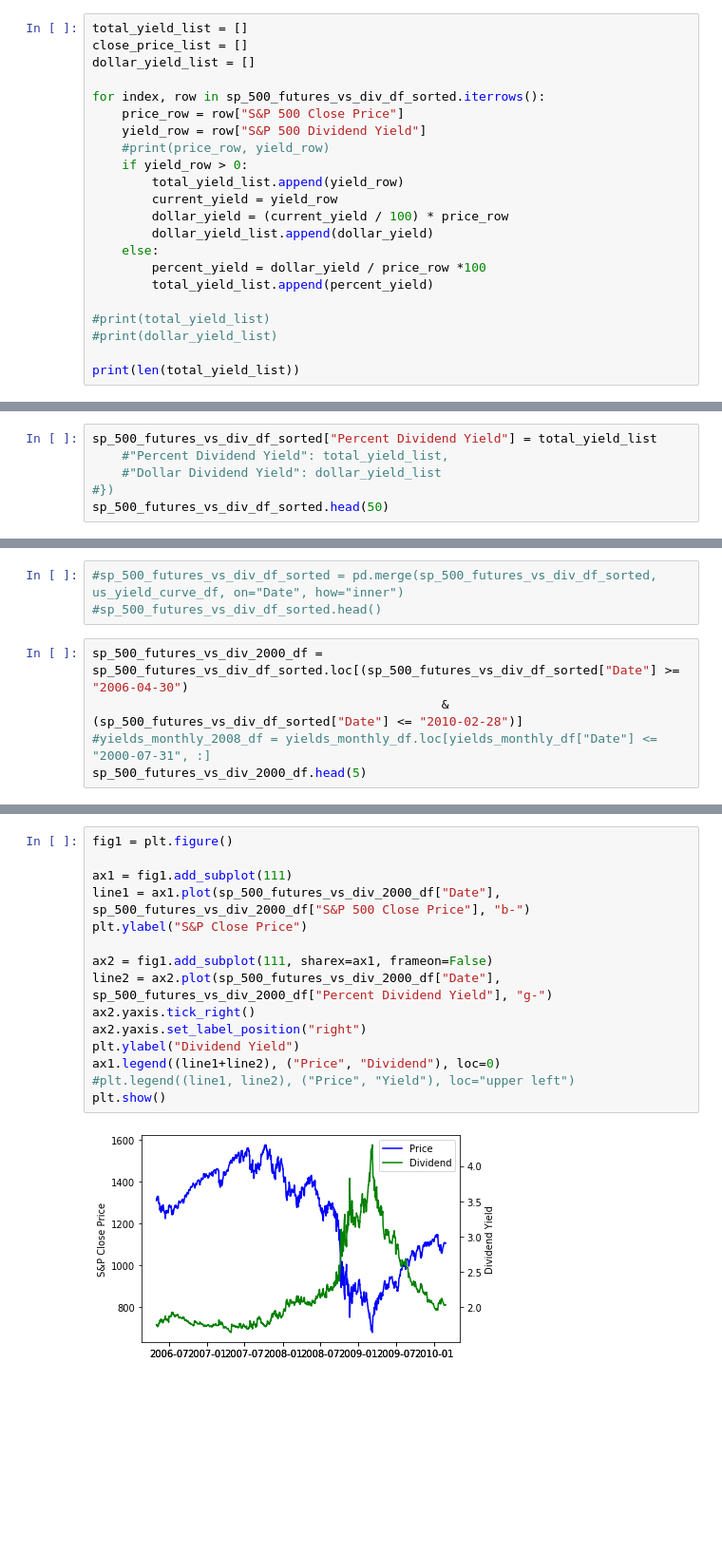
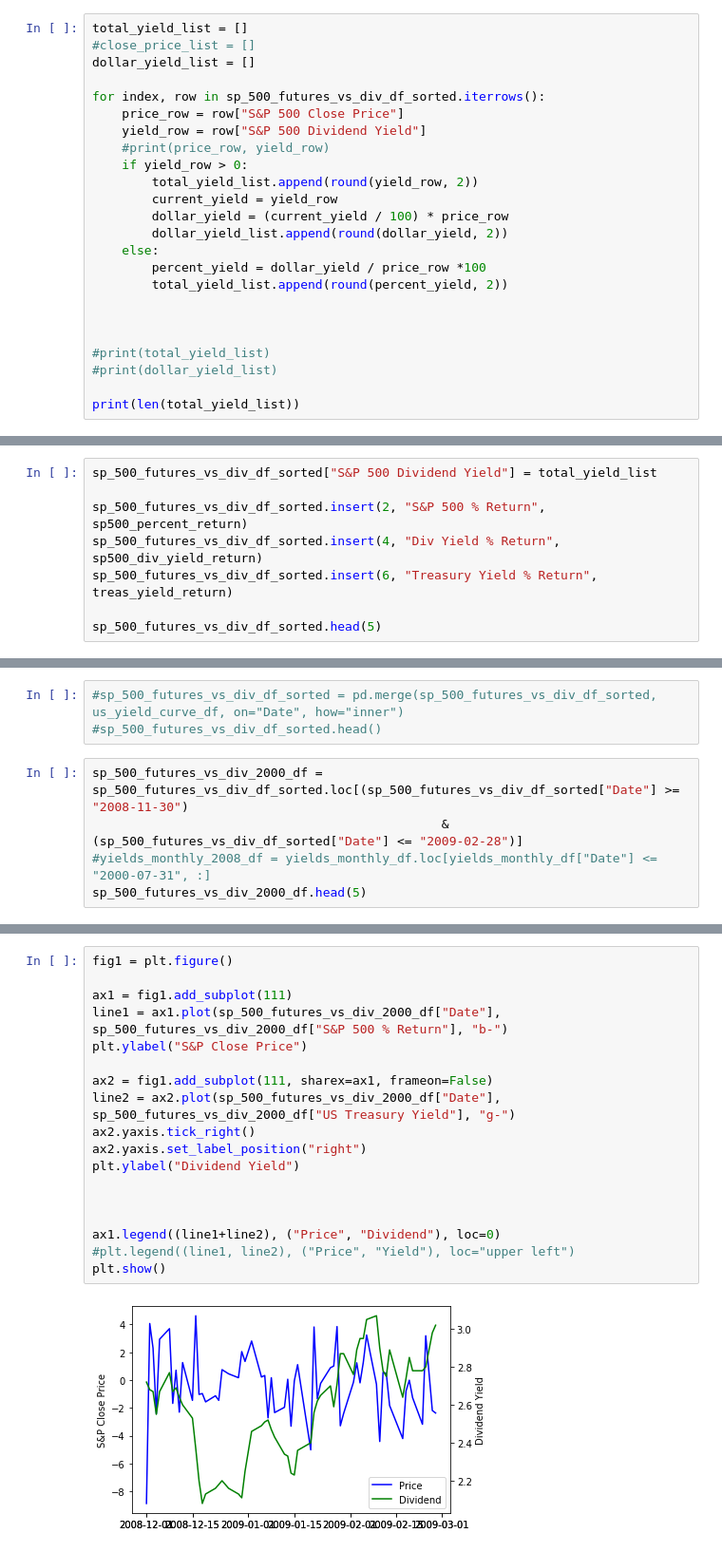
Before and after one commit to benji0815/Economic-Downturn-Data-Analysis, a Jupyter notebook: dev/gary/Untitled.ipynb, the cells around one changed output, grey strips where cells are left out. Shown at 95% size. Cells and saved outputs as stored; diff of their text form; blank space fills up the shorter version.

```diff
--- a/dev/gary/Untitled.ipynb
+++ b/dev/gary/Untitled.ipynb
@@ -117,7 +117,7 @@ sp_500_futures_vs_div_df_sorted.head(50)
 #sp_500_futures_vs_div_df_sorted.to_csv("spandspdiv.csv")
 # %%
 total_yield_list = []
-close_price_list = []
+#close_price_list = []
 dollar_yield_list = []
 
 for index, row in sp_500_futures_vs_div_df_sorted.iterrows():
@@ -125,13 +125,15 @@ for index, row in sp_500_futures_vs_div_df_sorted.iterrows():
     yield_row = row["S&P 500 Dividend Yield"]
     #print(price_row, yield_row)
     if yield_row > 0:
-        total_yield_list.append(yield_row)
+        total_yield_list.append(round(yield_row, 2))
         current_yield = yield_row
         dollar_yield = (current_yield / 100) * price_row
-        dollar_yield_list.append(dollar_yield)
+        dollar_yield_list.append(round(dollar_yield, 2))
     else:
         percent_yield = dollar_yield / price_row *100
-        total_yield_list.append(percent_yield)
+        total_yield_list.append(round(percent_yield, 2))
+
+
 
 #print(total_yield_list)
 #print(dollar_yield_list)
@@ -139,9 +141,3 @@ for index, row in sp_500_futures_vs_div_df_sorted.iterrows():
 print(len(total_yield_list))
 # %% [output]
 7563
-# %%
-sp_500_futures_vs_div_df_sorted["Percent Dividend Yield"] = total_yield_list
-    #"Percent Dividend Yield": total_yield_list,
-    #"Dollar Dividend Yield": dollar_yield_list
-#})
-sp_500_futures_vs_div_df_sorted.head(50)
@@ -165,0 +179,8 @@ sp_500_futures_vs_div_df_sorted.head(50)
+# %%
+sp_500_futures_vs_div_df_sorted["S&P 500 Dividend Yield"] = total_yield_list
+
+sp_500_futures_vs_div_df_sorted.insert(2, "S&P 500 % Return", sp500_percent_return)
+sp_500_futures_vs_div_df_sorted.insert(4, "Div Yield % Return", sp500_div_yield_return)
+sp_500_futures_vs_div_df_sorted.insert(6, "Treasury Yield % Return", treas_yield_return)
+
+sp_500_futures_vs_div_df_sorted.head(5)
@@ -167,8 +195,8 @@ sp_500_futures_vs_div_df_sorted.head(50)
 #sp_500_futures_vs_div_df_sorted = pd.merge(sp_500_futures_vs_div_df_sorted, us_yield_curve_df, on="Date", how="inner")
 #sp_500_futures_vs_div_df_sorted.head()
 # %%
-sp_500_futures_vs_div_2000_df = sp_500_futures_vs_div_df_sorted.loc[(sp_500_futures_vs_div_df_sorted["Date"] >= "2006-04-30")
-                                               & (sp_500_futures_vs_div_df_sorted["Date"] <= "2010-02-28")]
+sp_500_futures_vs_div_2000_df = sp_500_futures_vs_div_df_sorted.loc[(sp_500_futures_vs_div_df_sorted["Date"] >= "2008-11-30")
+                                               & (sp_500_futures_vs_div_df_sorted["Date"] <= "2009-02-28")]
 #yields_monthly_2008_df = yields_monthly_df.loc[yields_monthly_df["Date"] <= "2000-07-31", :]
 sp_500_futures_vs_div_2000_df.head(5)
 # %% [output]
@@ -181,17 +216,20 @@ sp_500_futures_vs_div_2000_df.head(5)
 # %%
 fig1 = plt.figure()
 
 ax1 = fig1.add_subplot(111)
-line1 = ax1.plot(sp_500_futures_vs_div_2000_df["Date"], sp_500_futures_vs_div_2000_df["S&P 500 Close Price"], "b-")
+line1 = ax1.plot(sp_500_futures_vs_div_2000_df["Date"], sp_500_futures_vs_div_2000_df["S&P 500 % Return"], "b-")
 plt.ylabel("S&P Close Price")
 
 ax2 = fig1.add_subplot(111, sharex=ax1, frameon=False)
-line2 = ax2.plot(sp_500_futures_vs_div_2000_df["Date"], sp_500_futures_vs_div_2000_df["Percent Dividend Yield"], "g-")
+line2 = ax2.plot(sp_500_futures_vs_div_2000_df["Date"], sp_500_futures_vs_div_2000_df["US Treasury Yield"], "g-")
 ax2.yaxis.tick_right()
 ax2.yaxis.set_label_position("right")
 plt.ylabel("Dividend Yield")
+
+
+
 ax1.legend((line1+line2), ("Price", "Dividend"), loc=0)
 #plt.legend((line1, line2), ("Price", "Yield"), loc="upper left")
 plt.show()
 # %% [output]
-[figure, old version]
+[figure, new version]
```
Also changed, not shown: parts of 5 cells of this notebook, 1 other file.
